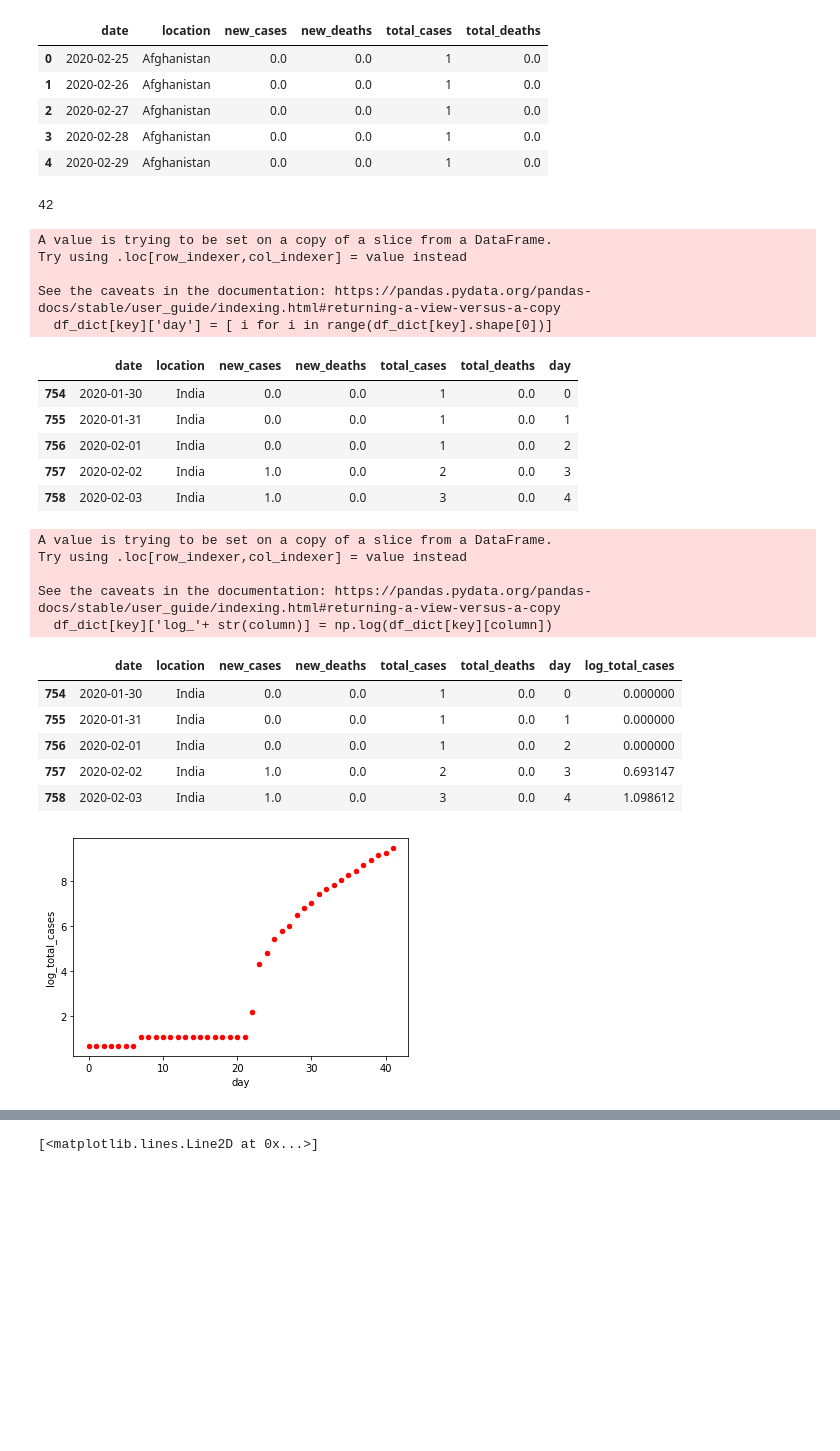
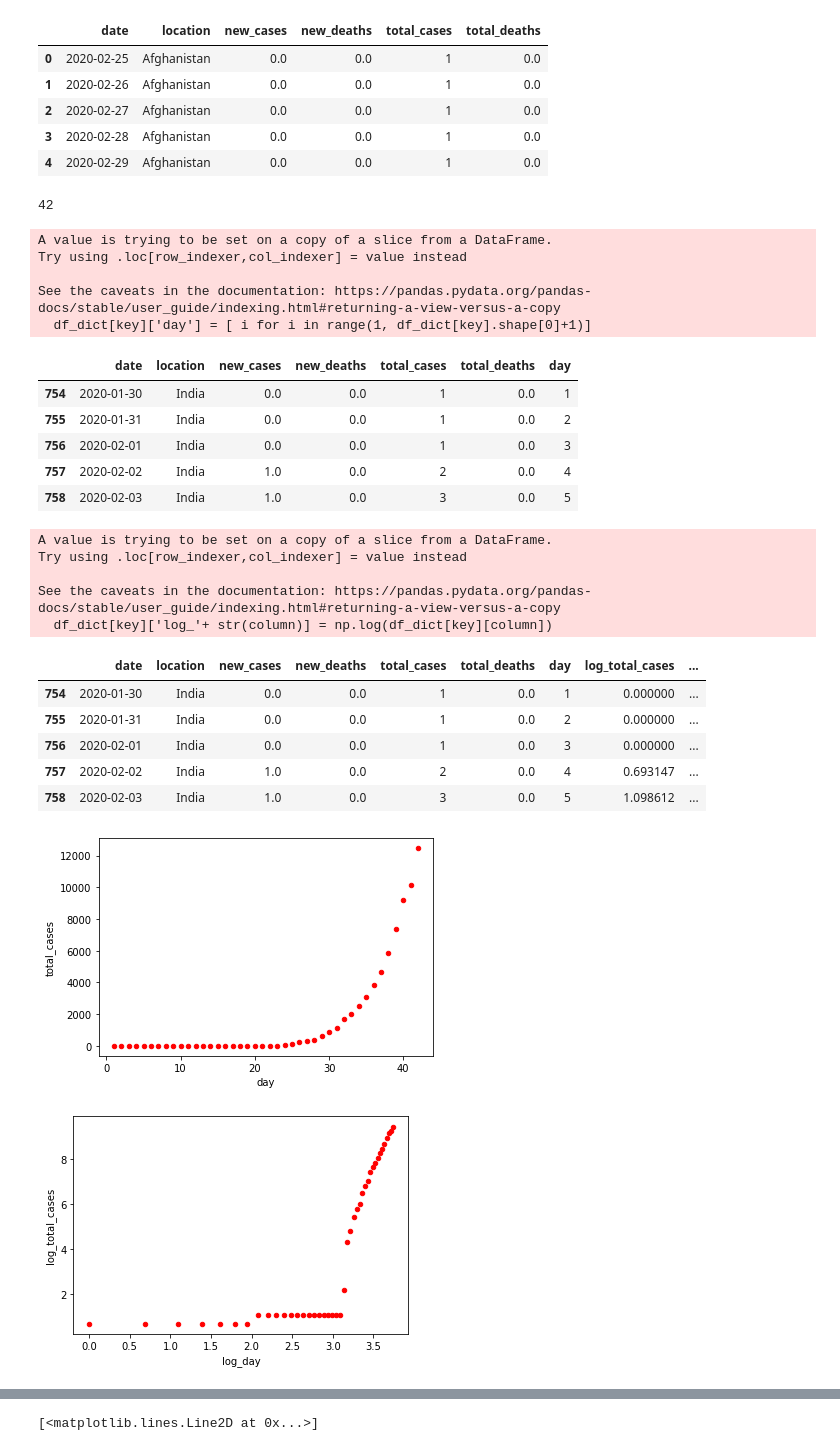
Before and after one commit to rishemjit/COVID_analysis, a Jupyter notebook: Analysis.ipynb, the cells around one changed output, grey strips where cells are left out. Drawn from its saved outputs; the diff is of its cells as text; code cells hidden in the pictures; blank space fills up the shorter version.

```diff
--- a/Analysis.ipynb
+++ b/Analysis.ipynb
@@ -21,7 +21,7 @@ def groupby_column(df, column):
 def add_days(df_dict):
     days = []
     for key in df_dict.keys():
-        df_dict[key]['day'] = [ i for i in range(df_dict[key].shape[0])]
+        df_dict[key]['day'] = [ i for i in range(1, df_dict[key].shape[0]+1)]
     return df_dict
 
 def add_log(df_dict, column):
@@ -40,15 +40,16 @@ A value is trying to be set on a copy of a slice from a DataFrame.
 Try using .loc[row_indexer,col_indexer] = value instead
 
 See the caveats in the documentation: https://pandas.pydata.org/pandas-docs/stable/user_guide/indexing.html#returning-a-view-versus-a-copy
-  df_dict[key]['day'] = [ i for i in range(df_dict[key].shape[0])]
+  df_dict[key]['day'] = [ i for i in range(1, df_dict[key].shape[0]+1)]
 |  | date | location | new_cases | new_deaths | total_cases | total_deaths | day |
-| 754 | 2020-01-30 | India | 0.0 | 0.0 | 1 | 0.0 | 0 |
-| 755 | 2020-01-31 | India | 0.0 | 0.0 | 1 | 0.0 | 1 |
-| 756 | 2020-02-01 | India | 0.0 | 0.0 | 1 | 0.0 | 2 |
-| 757 | 2020-02-02 | India | 1.0 | 0.0 | 2 | 0.0 | 3 |
-| 758 | 2020-02-03 | India | 1.0 | 0.0 | 3 | 0.0 | 4 |
+| 754 | 2020-01-30 | India | 0.0 | 0.0 | 1 | 0.0 | 1 |
+| 755 | 2020-01-31 | India | 0.0 | 0.0 | 1 | 0.0 | 2 |
+| 756 | 2020-02-01 | India | 0.0 | 0.0 | 1 | 0.0 | 3 |
+| 757 | 2020-02-02 | India | 1.0 | 0.0 | 2 | 0.0 | 4 |
+| 758 | 2020-02-03 | India | 1.0 | 0.0 | 3 | 0.0 | 5 |
 # %%
 dCV_country = add_log(dCV_country, 'total_cases')
+dCV_country = add_log(dCV_country, 'day')
 dCV_country['India'].head()
 # %% [output]
 A value is trying to be set on a copy of a slice from a DataFrame.
@@ -56,17 +57,20 @@ Try using .loc[row_indexer,col_indexer] = value instead
 
 See the caveats in the documentation: https://pandas.pydata.org/pandas-docs/stable/user_guide/indexing.html#returning-a-view-versus-a-copy
   df_dict[key]['log_'+ str(column)] = np.log(df_dict[key][column])
-|  | date | location | new_cases | new_deaths | total_cases | total_deaths | day | log_total_cases |
-| 754 | 2020-01-30 | India | 0.0 | 0.0 | 1 | 0.0 | 0 | 0.000000 |
-| 755 | 2020-01-31 | India | 0.0 | 0.0 | 1 | 0.0 | 1 | 0.000000 |
-| 756 | 2020-02-01 | India | 0.0 | 0.0 | 1 | 0.0 | 2 | 0.000000 |
-| 757 | 2020-02-02 | India | 1.0 | 0.0 | 2 | 0.0 | 3 | 0.693147 |
-| 758 | 2020-02-03 | India | 1.0 | 0.0 | 3 | 0.0 | 4 | 1.098612 |
+|  | date | location | new_cases | new_deaths | total_cases | total_deaths | day | log_total_cases | ... |
+| 754 | 2020-01-30 | India | 0.0 | 0.0 | 1 | 0.0 | 1 | 0.000000 | ... |
+| 755 | 2020-01-31 | India | 0.0 | 0.0 | 1 | 0.0 | 2 | 0.000000 | ... |
+| 756 | 2020-02-01 | India | 0.0 | 0.0 | 1 | 0.0 | 3 | 0.000000 | ... |
+| 757 | 2020-02-02 | India | 1.0 | 0.0 | 2 | 0.0 | 4 | 0.693147 | ... |
+| 758 | 2020-02-03 | India | 1.0 | 0.0 | 3 | 0.0 | 5 | 1.098612 | ... |
 # %%
-dCV_country['Italy'].plot(kind='scatter',x='day',y='log_total_cases',color='red')
+dCV_country['Italy'].plot(kind='scatter',x='day',y='total_cases',color='red')
 plt.show()
+dCV_country['Italy'].plot(kind='scatter',x='log_day',y='log_total_cases',color='red')
+plt.show()
 # %% [output]
-[figure, old version]
+[figure, new version]
+[figure, added]
 # %%
 dCV_country['India'].plot(kind='scatter',x='day',y='total_cases',color='red')
 plt.show()
```
Also changed, not shown: parts of 1 cell of this notebook.
